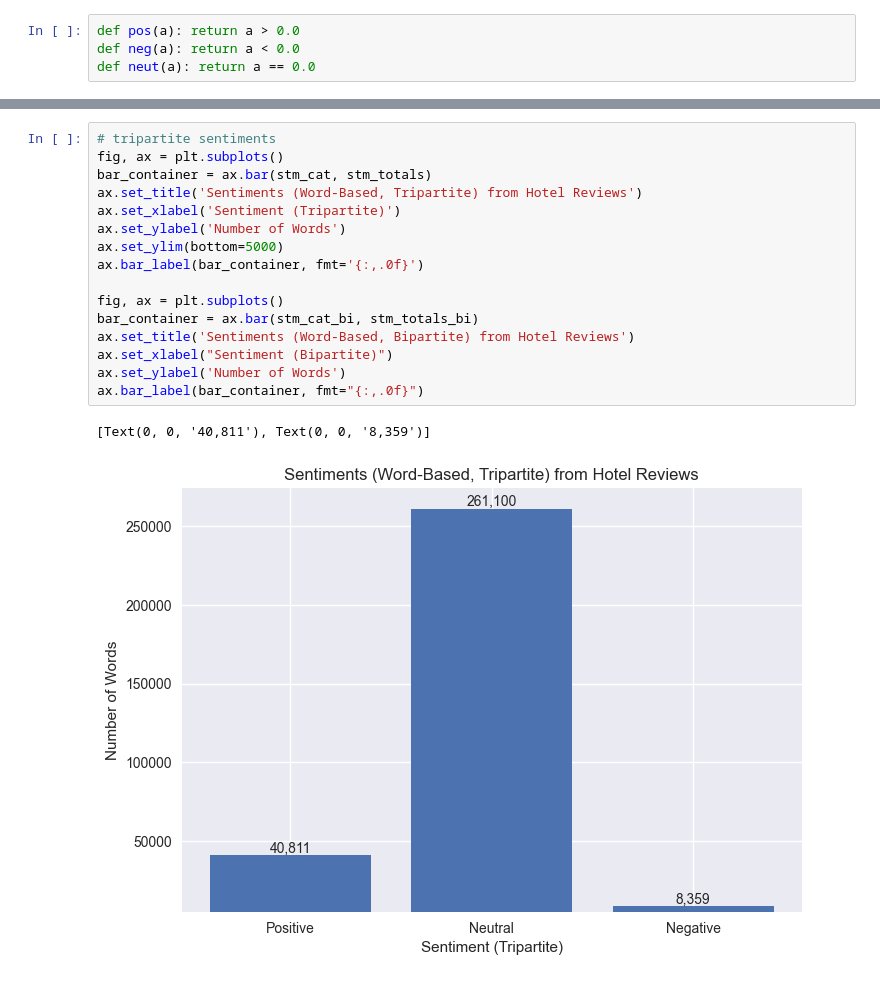
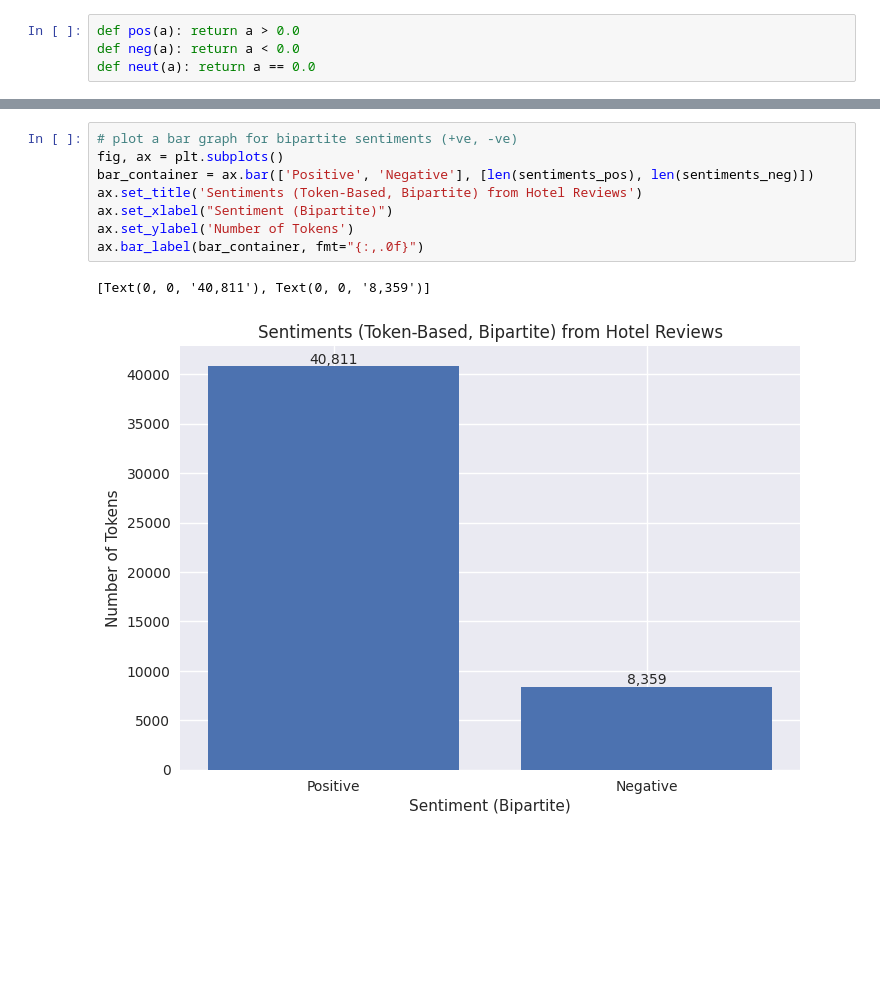
Before and after one commit to jiyometrik/pw23, a Jupyter notebook: main.ipynb, the cells around one changed output, grey strips where cells are left out. Cells and saved outputs as stored; diff of their text form; blank space fills up the shorter version.

```diff
--- a/main.ipynb
+++ b/main.ipynb
@@ -76,19 +77,11 @@ stm_totals_bi = [len(stm_pos), len(stm_neg)]
 # %%
-# tripartite sentiments
+# plot a bar graph for bipartite sentiments (+ve, -ve)
 fig, ax = plt.subplots()
-bar_container = ax.bar(stm_cat, stm_totals)
-ax.set_title('Sentiments (Word-Based, Tripartite) from Hotel Reviews')
-ax.set_xlabel('Sentiment (Tripartite)')
-ax.set_ylabel('Number of Words')
-ax.set_ylim(bottom=5000)
-ax.bar_label(bar_container, fmt='{:,.0f}')
-
-fig, ax = plt.subplots()
-bar_container = ax.bar(stm_cat_bi, stm_totals_bi)
-ax.set_title('Sentiments (Word-Based, Bipartite) from Hotel Reviews')
+bar_container = ax.bar(['Positive', 'Negative'], [len(sentiments_pos), len(sentiments_neg)])
+ax.set_title('Sentiments (Token-Based, Bipartite) from Hotel Reviews')
 ax.set_xlabel("Sentiment (Bipartite)")
-ax.set_ylabel('Number of Words')
+ax.set_ylabel('Number of Tokens')
 ax.bar_label(bar_container, fmt="{:,.0f}")
 # %% [output]
 [Text(0, 0, '40,811'), Text(0, 0, '8,359')]
-[figure, old version]
+[figure, new version]
```
Also changed, not shown: parts of 6 cells of this notebook.
